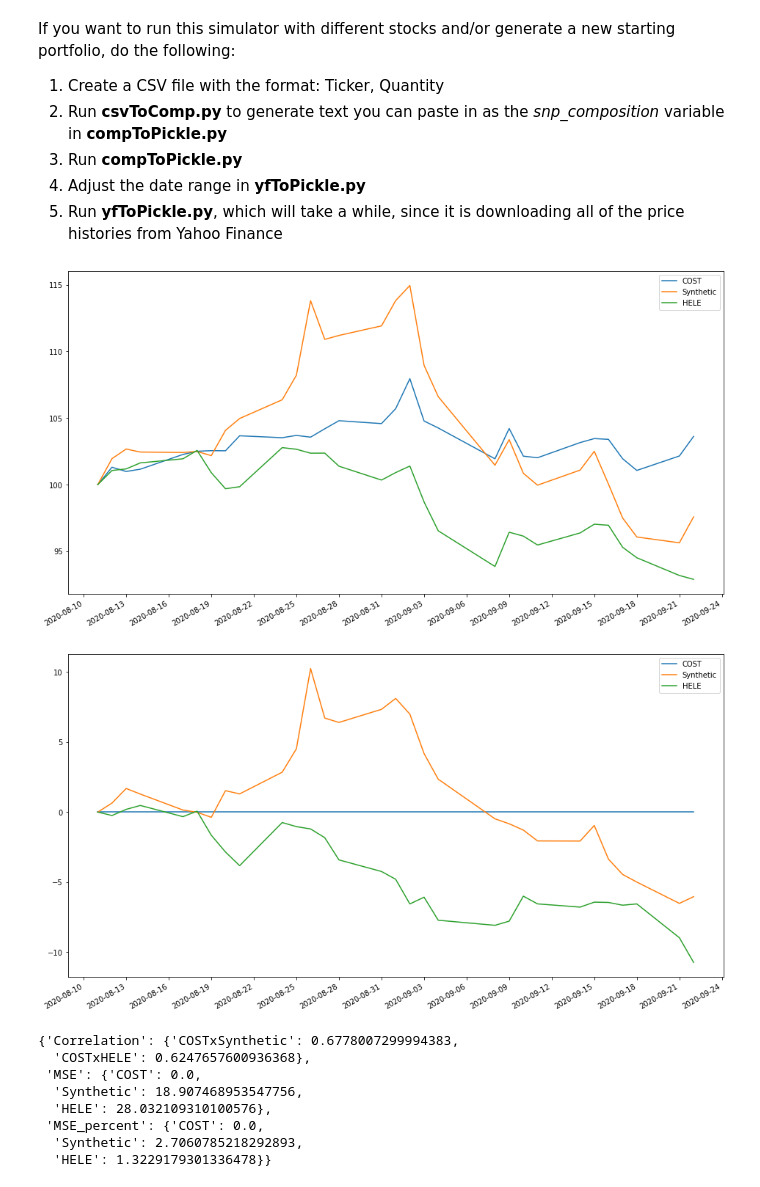
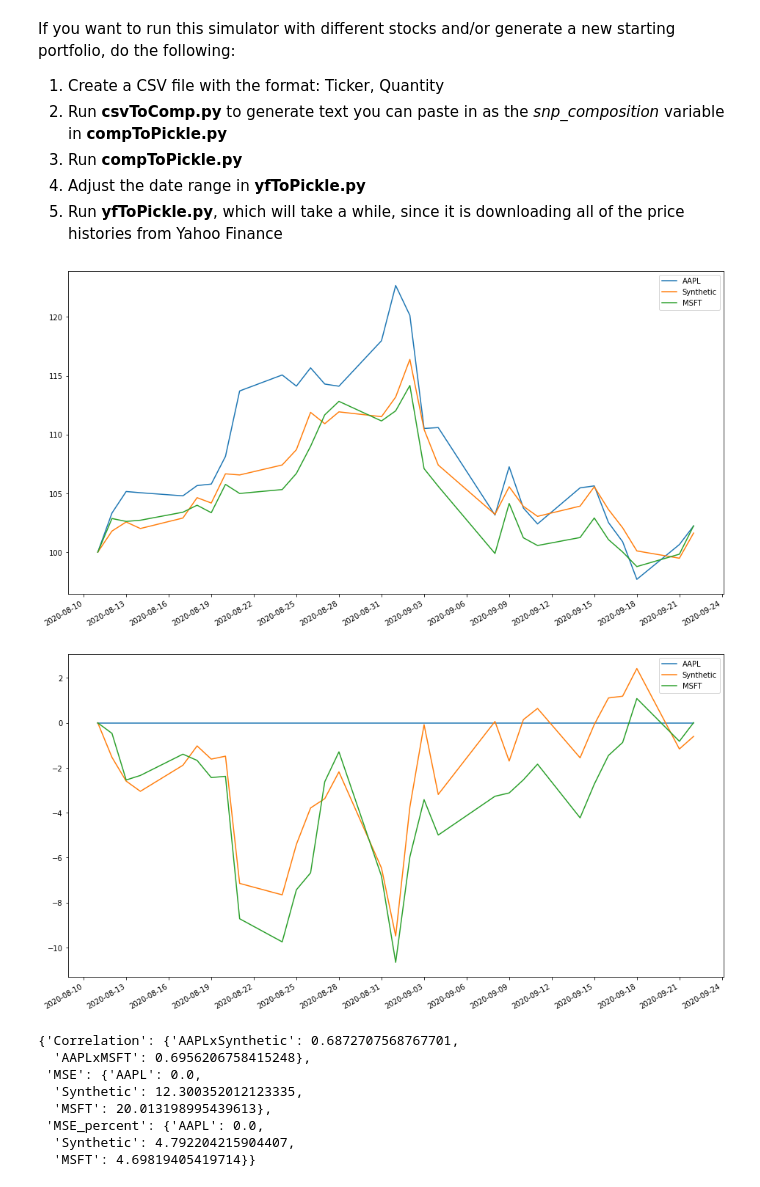
Before and after one commit to NikhilAPatel/A-Hybrid-Learning-Approach-to-Generating-Synthetic-Positions-for-Tax-Loss-Harvesting, a Jupyter notebook: model.ipynb, the cells around one changed output. Drawn from its saved outputs; the diff is of its cells as text; code cells hidden in the pictures.

```diff
--- a/model.ipynb
+++ b/model.ipynb
@@ -677,7 +677,7 @@ def simulate_stock(stock, sim_start_date, sim_end_date, tra_end_date, train_num_
 # hyperparameters = {}
 # low_mse = 10000000
 # for n_principal_components in range(1, 10):
-#     for num_train_days in [30, 60, 90, 120, 150, 180, 360]:
+#     for num_train_days in [150, 180, 360]:
 #         for n_pred_stocks in [2, 3, 5, 10, 15, 25, 50, 100]:
 #             if n_principal_components>=n_pred_stocks:
 #                 continue
@@ -686,43 +686,54 @@ def simulate_stock(stock, sim_start_date, sim_end_date, tra_end_date, train_num_
 #                 for r in range(0, 100): # repeats a simulation 100 times to get an average measure of the MSE for these hyperparameters over different stocks and time periods
 #                     # tr_end_date should within [train_start_date+num_train_days, train_end_date-num_validation_days] to ensure it does not leak into the test set, even after it is validated
 #                     tr_end_date = random.randint(train_start_date+num_train_days, train_end_date - num_validation_days)
 #
 #                     # validation starts on the soonest day after training is done
 #                     validation_start_date = tr_end_date+1
 #
 #                     num = random.randint(0, len(all_tickers)-1)
 #                     stock_to_sim = list(all_tickers)[num]
 #
 #                     mses.append(simulate_stock(stock_to_sim, validation_start_date, validation_start_date+num_validation_days, tr_end_date, num_train_days, n_principal_components, n_pred_stocks, sparse, graph=False)['MSE']['Synthetic'])
 #
 #                 print(i)
 #                 i+=1
 #
 #                 avg_mse = sum(mses)/100
 #
 #                 if avg_mse<=low_mse:
 #                     low_mse = avg_mse
 #                     hyperparameters = {'npca': n_principal_components, 'ntd': num_train_days, 'nps': n_pred_stocks, 'sparse': sparse}
 # print(low_mse)
 # print(hyperparameters)
 
 #0.0001232489645044427
 #{'npca': 2, 'ntd': 30, 'nps': 3, 'sparse': True}
 # simulate_stock('COST', test_start_date, test_start_date + 20, train_end_date, 30, 2, 3, True, graph = True)
 
 # 0.010779939104229553
 # {'npca': 4, 'ntd': 30, 'nps': 5, 'sparse': False}
-simulate_stock("COST", test_start_date, test_start_date+30, train_end_date, 30, 4, 5, True, graph=True)
+# simulate_stock("COST", test_start_date, test_start_date+30, train_end_date, 30, 4, 5, True, graph=True)
+
+# 46.56410051362909
+# {'npca': 4, 'ntd': 30, 'nps': 25, 'sparse': False}
+
+# 47.28842525584654
+# {'npca': 7, 'ntd': 90, 'nps': 25, 'sparse': True}
+
+# 36.120000133501776
+# {'npca': 1, 'ntd': 150, 'nps': 15, 'sparse': False}
+
+simulate_stock("AAPL", test_start_date, test_start_date+30, train_end_date, 150, 1, 15, False, graph=True)
 # %% [output]
-[figure, old version]
+[figure, new version]
-[figure, old version]
+[figure, new version]
-{'Correlation': {'COSTxSynthetic': 0.6778007299994383,
-  'COSTxHELE': 0.6247657600936368},
- 'MSE': {'COST': 0.0,
-  'Synthetic': 18.907468953547756,
-  'HELE': 28.032109310100576},
- 'MSE_percent': {'COST': 0.0,
-  'Synthetic': 2.7060785218292893,
-  'HELE': 1.3229179301336478}}
+{'Correlation': {'AAPLxSynthetic': 0.6872707568767701,
+  'AAPLxMSFT': 0.6956206758415248},
+ 'MSE': {'AAPL': 0.0,
+  'Synthetic': 12.300352012123335,
+  'MSFT': 20.013198995439613},
+ 'MSE_percent': {'AAPL': 0.0,
+  'Synthetic': 4.792204215904407,
+  'MSFT': 4.69819405419714}}
 # %%
 ##pf.create_returns_tear_sheet(returns)
```
